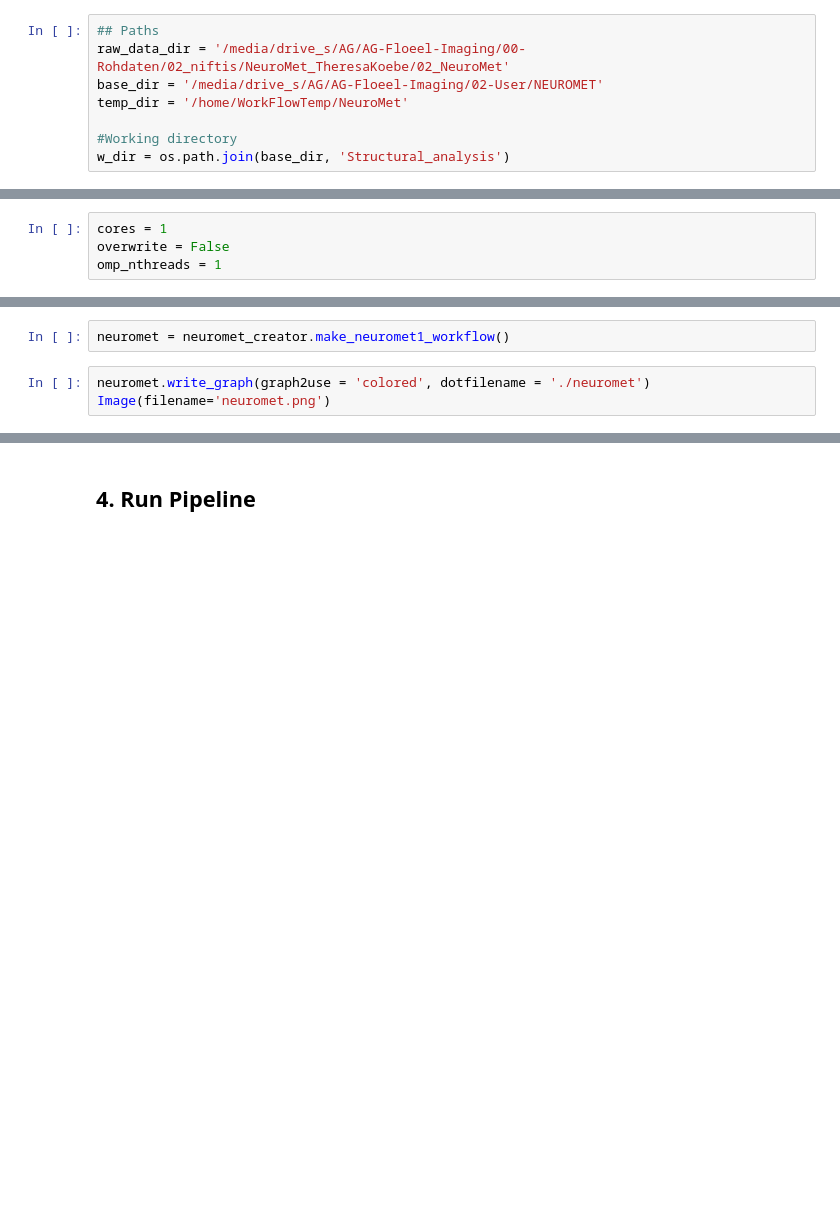
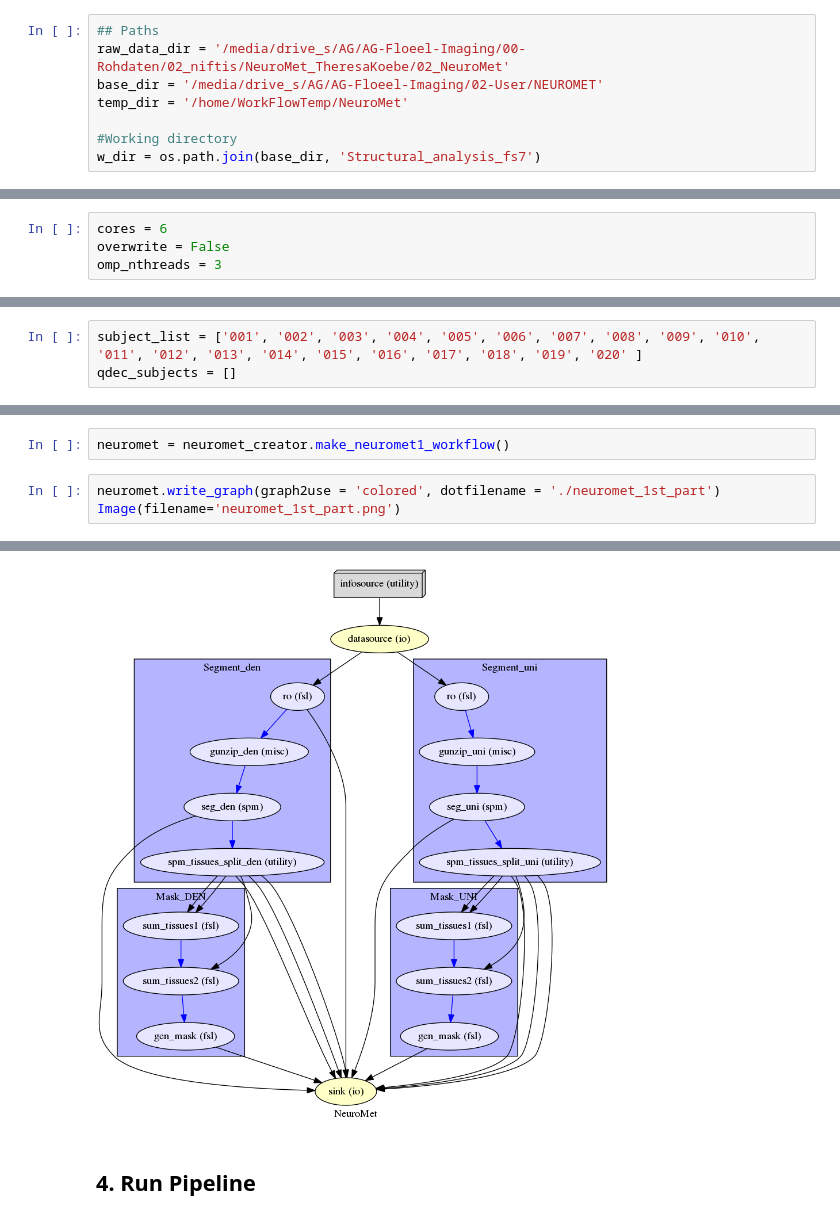
Before and after one commit to 0rC0/NeuroMet_Structural_analysis, a Jupyter notebook: NeuroMet_complete.ipynb, the cells around one changed output, grey strips where cells are left out. Saved outputs shown, nothing was run; the diff lists cells and outputs as text; blank space fills up the shorter version.

```diff
--- a/NeuroMet_complete.ipynb
+++ b/NeuroMet_complete.ipynb
@@ -34,7 +43,7 @@ base_dir = '/media/drive_s/AG/AG-Floeel-Imaging/02-User/NEUROMET'
 temp_dir = '/home/WorkFlowTemp/NeuroMet'
 
 #Working directory
-w_dir = os.path.join(base_dir, 'Structural_analysis')
+w_dir = os.path.join(base_dir, 'Structural_analysis_fs7')
 # %% [markdown]
 ### 1.2 Matlab
 # %% [markdown]
@@ -68,7 +72,7 @@ qdec_subfolder = ''
 # %%
-cores = 1
+cores = 6
 overwrite = False
-omp_nthreads = 1
+omp_nthreads = 3
 # %% [markdown]
 ### 1.5 Subjects
 # %% [markdown]
@@ -86,3 +87,6 @@ qdec_subjects = []
+# %%
+subject_list = ['001', '002', '003', '004', '005', '006', '007', '008', '009', '010', '011', '012', '013', '014', '015', '016', '017', '018', '019', '020' ]
+qdec_subjects = []
 # %% [markdown]
 ## 2. Create a NeuroMet Object
 # %%
@@ -96,5 +118,6 @@ neuromet_creator.copy_from_raw_data()
 # %%
 neuromet = neuromet_creator.make_neuromet1_workflow()
 # %%
-neuromet.write_graph(graph2use = 'colored', dotfilename = './neuromet')
-Image(filename='neuromet.png')
+neuromet.write_graph(graph2use = 'colored', dotfilename = './neuromet_1st_part')
+Image(filename='neuromet_1st_part.png')
+# %% [output]
@@ -101,3 +126,4 @@ Image(filename='neuromet.png')
+[figure, added]
 # %% [markdown]
 ## 4. Run Pipeline
 # %%
```
Also changed, not shown: parts of 17 cells of this notebook, 2 other files.
